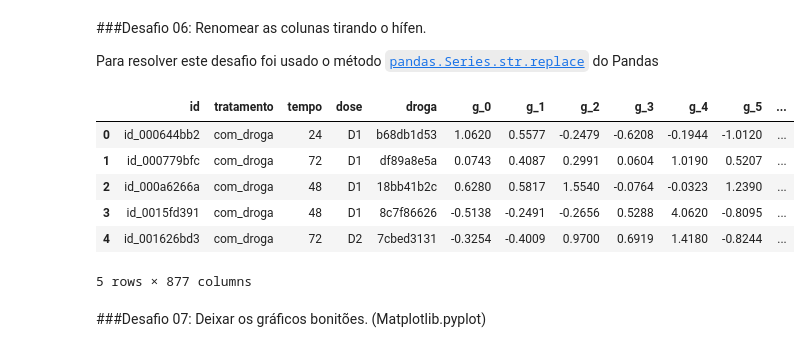
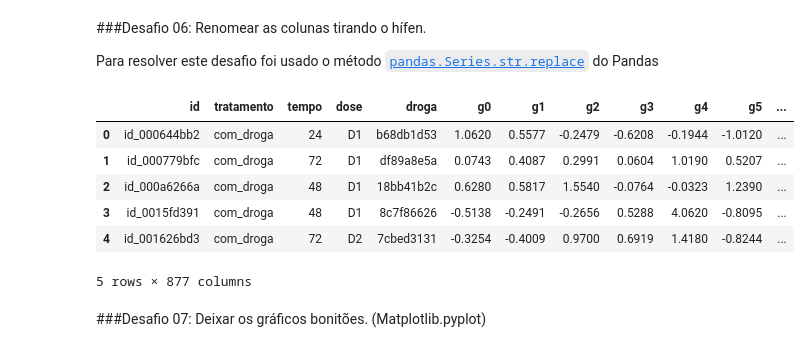
Before and after one commit to Daniel-ASG/3_IMERSAO_DE_DADOS_ALURA, a Jupyter notebook: Aula_01.ipynb, the cells around one changed output. Drawn from its saved outputs; the diff is of its cells as text; code cells hidden in the pictures.

````diff
--- a/Aula_01.ipynb
+++ b/Aula_01.ipynb
@@ -380,10 +321,10 @@
 
 Para resolver este desafio foi usado o método [```pandas.Series.str.replace```](https://pandas.pydata.org/docs/reference/api/pandas.Series.str.replace.html) do Pandas
 # %%
-dados.columns = dados.columns.str.replace('-', '_')
+dados.columns = dados.columns.str.replace('-', '')
 dados.head()
 # %% [output]
-|  | id | tratamento | tempo | dose | droga | g_0 | g_1 | g_2 | g_3 | g_4 | g_5 | ... |
+|  | id | tratamento | tempo | dose | droga | g0 | g1 | g2 | g3 | g4 | g5 | ... |
 | 0 | id_000644bb2 | com_droga | 24 | D1 | b68db1d53 | 1.0620 | 0.5577 | -0.2479 | -0.6208 | -0.1944 | -1.0120 | ... |
 | 1 | id_000779bfc | com_droga | 72 | D1 | df89a8e5a | 0.0743 | 0.4087 | 0.2991 | 0.0604 | 1.0190 | 0.5207 | ... |
 | 2 | id_000a6266a | com_droga | 48 | D1 | 18bb41b2c | 0.6280 | 0.5817 | 1.5540 | -0.0764 | -0.0323 | 1.2390 | ... |
````
Also changed, not shown: parts of 13 cells of this notebook.
